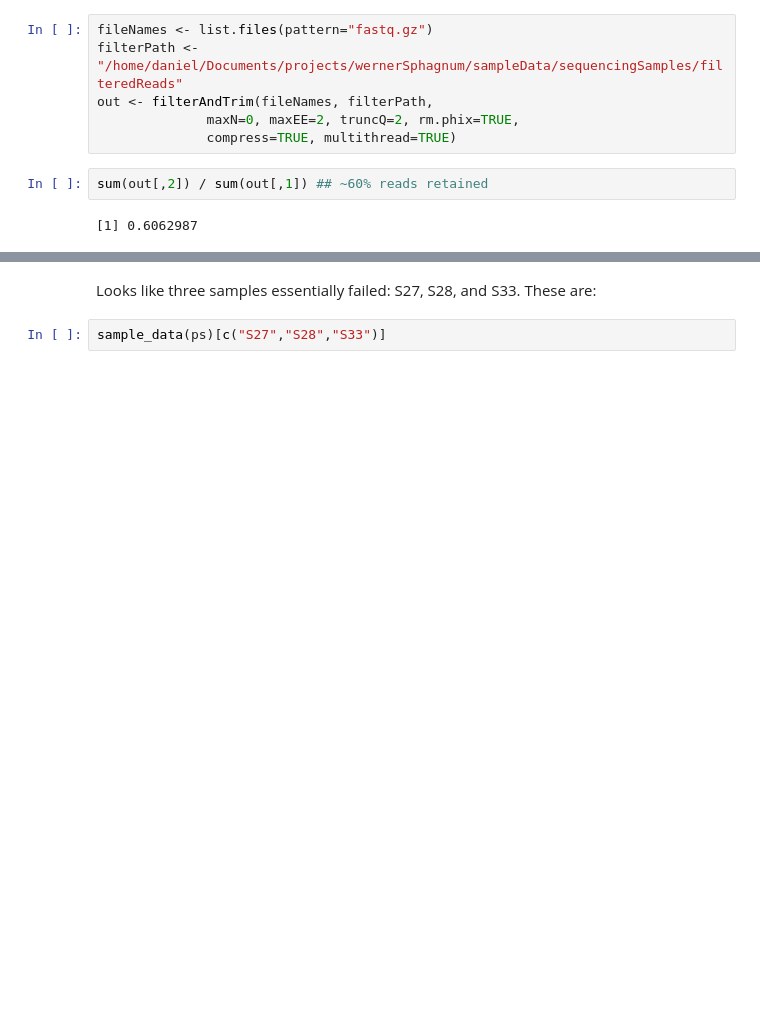
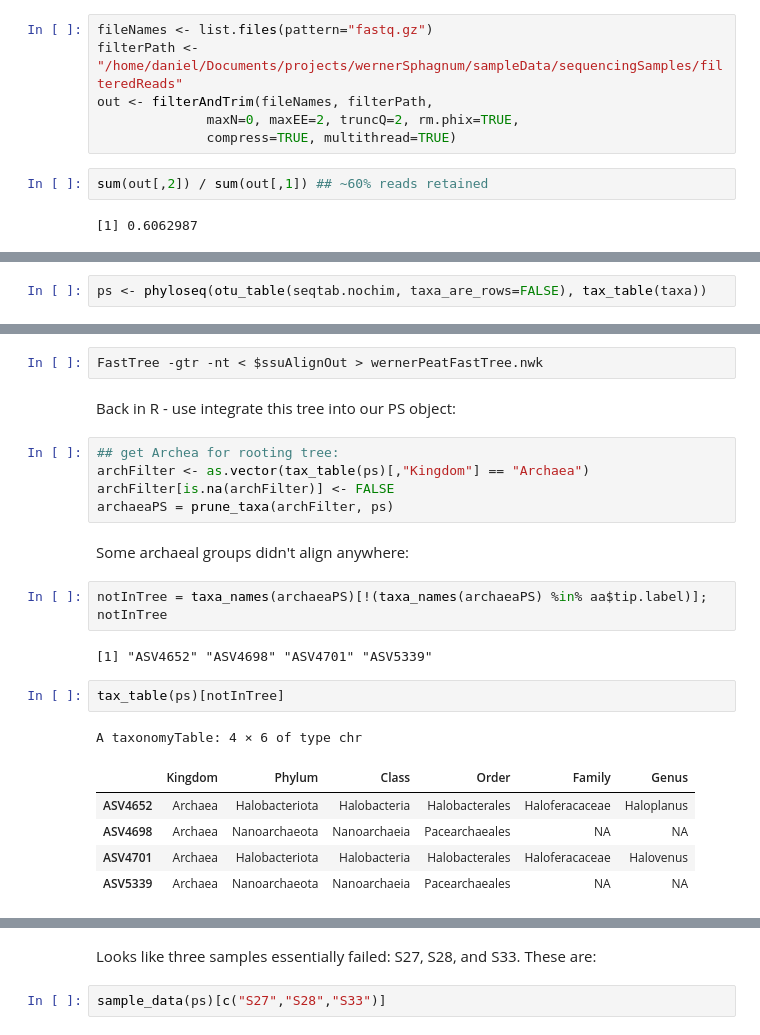
Before and after one commit to danchurch/sphagnumCUEmetabarcoding, a Jupyter notebook: sequenceAnalysis/firstLookPeat16s.ipynb, the cells around one changed output, grey strips where cells are left out. Drawn from its saved outputs; the diff is of its cells as text; blank space fills up the shorter version.

```diff
--- a/sequenceAnalysis/firstLookPeat16s.ipynb
+++ b/sequenceAnalysis/firstLookPeat16s.ipynb
@@ -54,0 +86,2 @@ barplot(sort(sample_sums(ps), decreasing=TRUE),
+# %%
+ps <- phyloseq(otu_table(seqtab.nochim, taxa_are_rows=FALSE), tax_table(taxa))
@@ -54,0 +121,24 @@ barplot(sort(sample_sums(ps), decreasing=TRUE),
+# %%
+FastTree -gtr -nt < $ssuAlignOut > wernerPeatFastTree.nwk
+# %% [markdown]
+Back in R - use integrate this tree into our PS object:
+# %%
+## get Archea for rooting tree:
+archFilter <- as.vector(tax_table(ps)[,"Kingdom"] == "Archaea")
+archFilter[is.na(archFilter)] <- FALSE
+archaeaPS = prune_taxa(archFilter, ps)
+# %% [markdown]
+Some archaeal groups didn't align anywhere:
+# %%
+notInTree = taxa_names(archaeaPS)[!(taxa_names(archaeaPS) %in% aa$tip.label)]; notInTree
+# %% [output]
+[1] "ASV4652" "ASV4698" "ASV4701" "ASV5339"
+# %%
+tax_table(ps)[notInTree]
+# %% [output]
+A taxonomyTable: 4 × 6 of type chr
+|  | Kingdom | Phylum | Class | Order | Family | Genus |
+| ASV4652 | Archaea | Halobacteriota | Halobacteria | Halobacterales | Haloferacaceae | Haloplanus |
+| ASV4698 | Archaea | Nanoarchaeota | Nanoarchaeia | Pacearchaeales | NA | NA |
+| ASV4701 | Archaea | Halobacteriota | Halobacteria | Halobacterales | Haloferacaceae | Halovenus |
+| ASV5339 | Archaea | Nanoarchaeota | Nanoarchaeia | Pacearchaeales | NA | NA |
```
Also changed, not shown: parts of 32 cells of this notebook, 1 other file.
